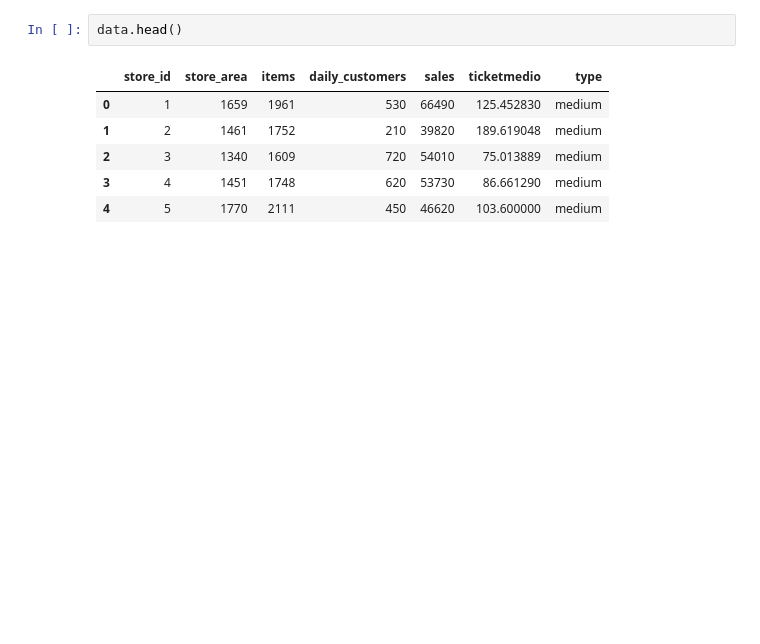
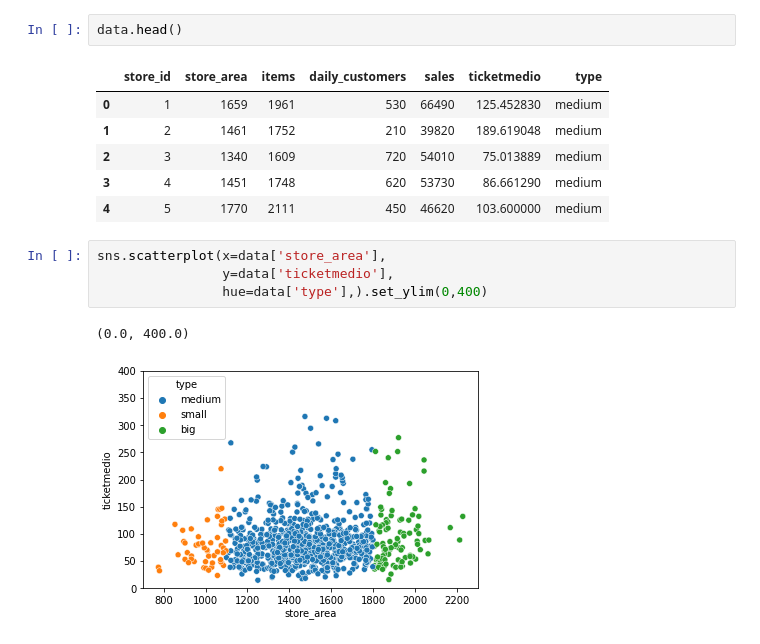
Before and after one commit to vinigm/Portfolio, a Jupyter notebook: 1_Supermarket.ipynb, the cells around one changed output. Cells and saved outputs as stored; diff of their text form; blank space fills up the shorter version.

```diff
--- a/1_Supermarket.ipynb
+++ b/1_Supermarket.ipynb
@@ -143,3 +143,10 @@ data.head()
 | 2 | 3 | 1340 | 1609 | 720 | 54010 | 75.013889 | medium |
 | 3 | 4 | 1451 | 1748 | 620 | 53730 | 86.661290 | medium |
 | 4 | 5 | 1770 | 2111 | 450 | 46620 | 103.600000 | medium |
+# %%
+sns.scatterplot(x=data['store_area'],
+                y=data['ticketmedio'],
+                hue=data['type'],).set_ylim(0,400)
+# %% [output]
+(0.0, 400.0)
+[figure, added]
```
Also changed, not shown: parts of 3 cells of this notebook.
